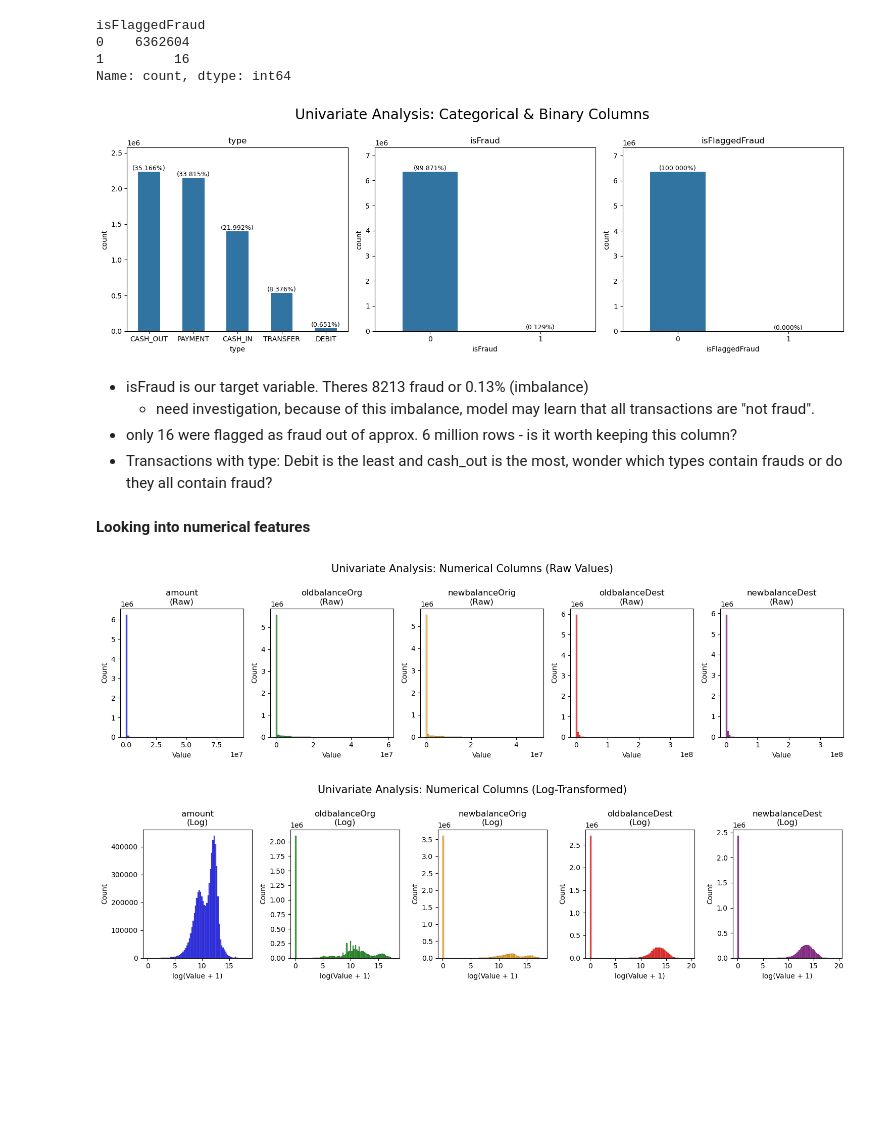
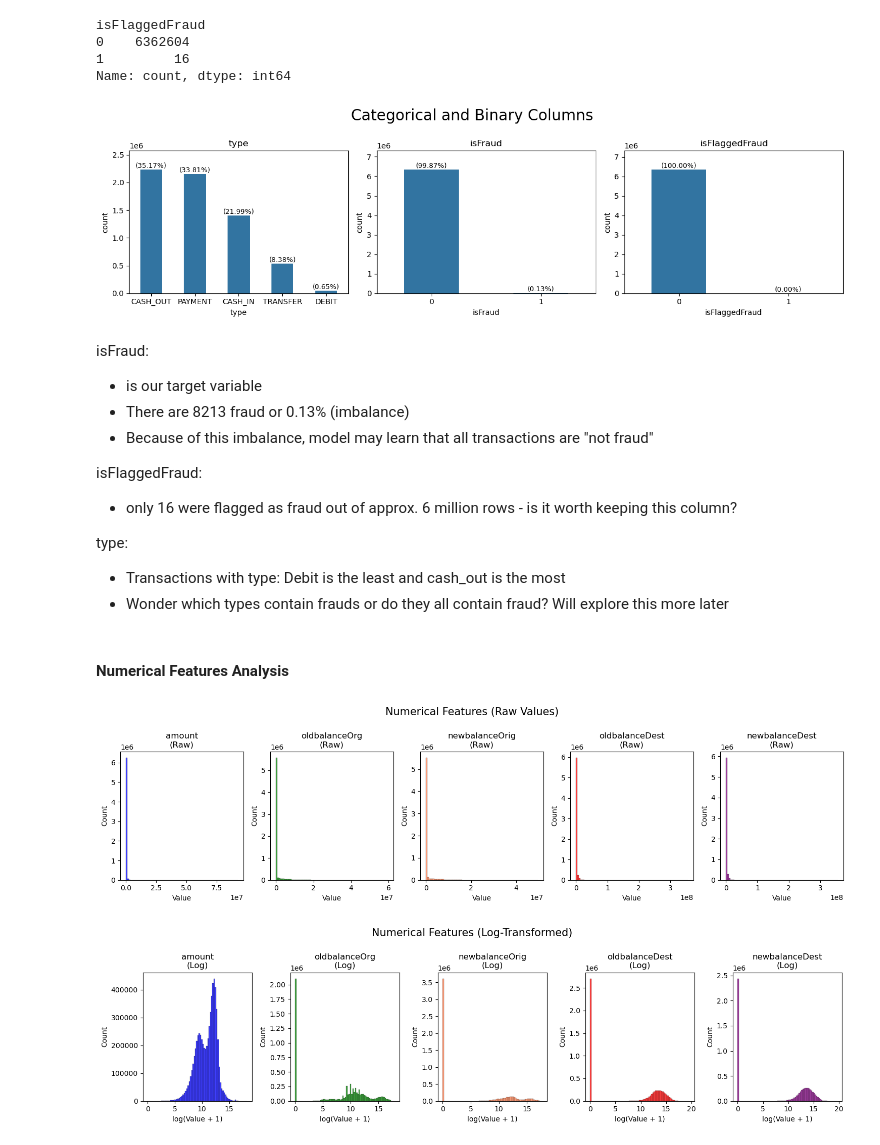
Before and after one commit to ach0309/Fraud_Detection_Project, a Jupyter notebook: code/explore.ipynb, the cells around one changed output. Cells and saved outputs as stored; diff of their text form; code cells hidden in the pictures; blank space fills up the shorter version.

```diff
--- a/code/explore.ipynb
+++ b/code/explore.ipynb
@@ -113,49 +124,54 @@ isFlaggedFraud
 1         16
 Name: count, dtype: int64
 # %%
-# Plot categorical and binary columns
+# Ploting categorical and binary features
+categorical_binary_columns = ['type', 'isFraud', 'isFlaggedFraud']
 
-categorical_binary_columns = ['type', 'isFraud', 'isFlaggedFraud']
-fig, ax = plt.subplots(1, 3, figsize=(15,5))
+
+fig, ax = plt.subplots(1, 3, figsize=(14,4))
 
 for i, col in enumerate(categorical_binary_columns):
     value_counts = df[col].value_counts()
     sns.barplot(value_counts, width=0.5, ax=ax[i])
     ax[i].set_title(col)
     ax[i].margins(y=0.15)
 
     total = value_counts.sum()
     for bar, count in zip(ax[i].patches, value_counts):
-        percentage = f"({count / total * 100:.3f}%)"
-        # label = f"{count:,}\n{percentage}" # this is adding both count and % in chart
+        percentage = f"({count / total * 100:.2f}%)"
         label = f"{percentage}"
         ax[i].text(
             bar.get_x() + bar.get_width() / 2,  # x: center of bar
             bar.get_height(),                    # y: top of bar
             label,
             ha='center', va='bottom',
             fontsize=9
         )
 
-plt.suptitle('Univariate Analysis: Categorical & Binary Columns', y=1, fontsize=20)
+plt.suptitle('Categorical and Binary Columns', y=1, fontsize=20)
 plt.tight_layout()
 plt.show()
 # %% [output]
-[figure, old version]
+[figure, new version]
 # %% [markdown]
-- isFraud is our target variable. Theres 8213 fraud or 0.13% (imbalance)
-    - need investigation, because of this imbalance, model may learn that all transactions are "not fraud".
+isFraud:
+- is our target variable
+- There are 8213 fraud or 0.13% (imbalance)
+- Because of this imbalance, model may learn that all transactions are "not fraud"
+
+isFlaggedFraud:
 - only 16 were flagged as fraud out of approx. 6 million rows - is it worth keeping this column?
-- Transactions with type: Debit is the least and cash_out is the most, wonder which types contain frauds or do they all contain fraud?
+
+type:
+- Transactions with type: Debit is the least and cash_out is the most
+- Wonder which types contain frauds or do they all contain fraud? Will explore this more later
 # %% [markdown]
-**Looking into numerical features**
+#### **Numerical Features Analysis**
 # %%
 #Plot of numerical columns with raw values
-
 numerical_columns = ['amount', 'oldbalanceOrg', 'newbalanceOrig', 'oldbalanceDest', 'newbalanceDest']
 fig, ax = plt.subplots(1, 5, figsize=(15,4))
-colors = ['blue', 'green', 'orange', 'red', 'purple']
-# colors = sns.color_palette("tab10", n_colors=len(numerical_columns))
+colors = ['blue', 'green', 'coral', 'red', 'purple']
 
 for i, col in enumerate(numerical_columns):
     color = colors[i]
@@ -164,14 +180,13 @@ for i, col in enumerate(numerical_columns):
     ax[i].set_xlabel(f"Value")
 
 
-plt.suptitle('Univariate Analysis: Numerical Columns (Raw Values)', y=1, fontsize=15)
+plt.suptitle('Numerical Features (Raw Values)', y=1, fontsize=15)
 plt.tight_layout()
 plt.show()
 # %% [output]
-[figure, old version]
+[figure, new version]
 # %%
 #Plot of numerical columns log-transformed
-
 fig, ax = plt.subplots(1, 5, figsize=(15,4))
 
 for i, col in enumerate(numerical_columns):
@@ -180,9 +195,9 @@ for i, col in enumerate(numerical_columns):
     ax[i].set_title(f"{col}\n(Log)")
     ax[i].set_xlabel(f"log(Value + 1)")
 
-plt.suptitle('Univariate Analysis: Numerical Columns (Log-Transformed)', y=1, fontsize=15)
+plt.suptitle('Numerical Features (Log-Transformed)', y=1, fontsize=15)
 plt.tight_layout()
 plt.show()
 # %% [output]
-[figure, old version]
+[figure, new version]
 # %% [markdown]
```
Also changed, not shown: parts of 36 cells of this notebook, 5 other files.
